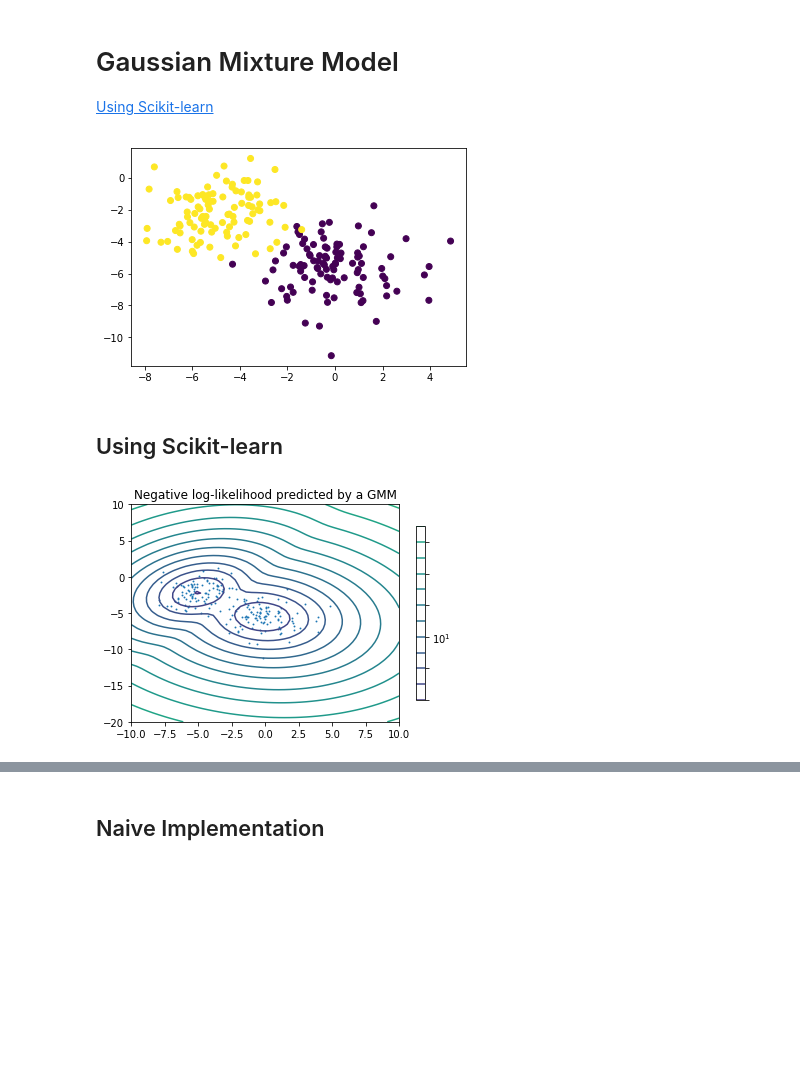
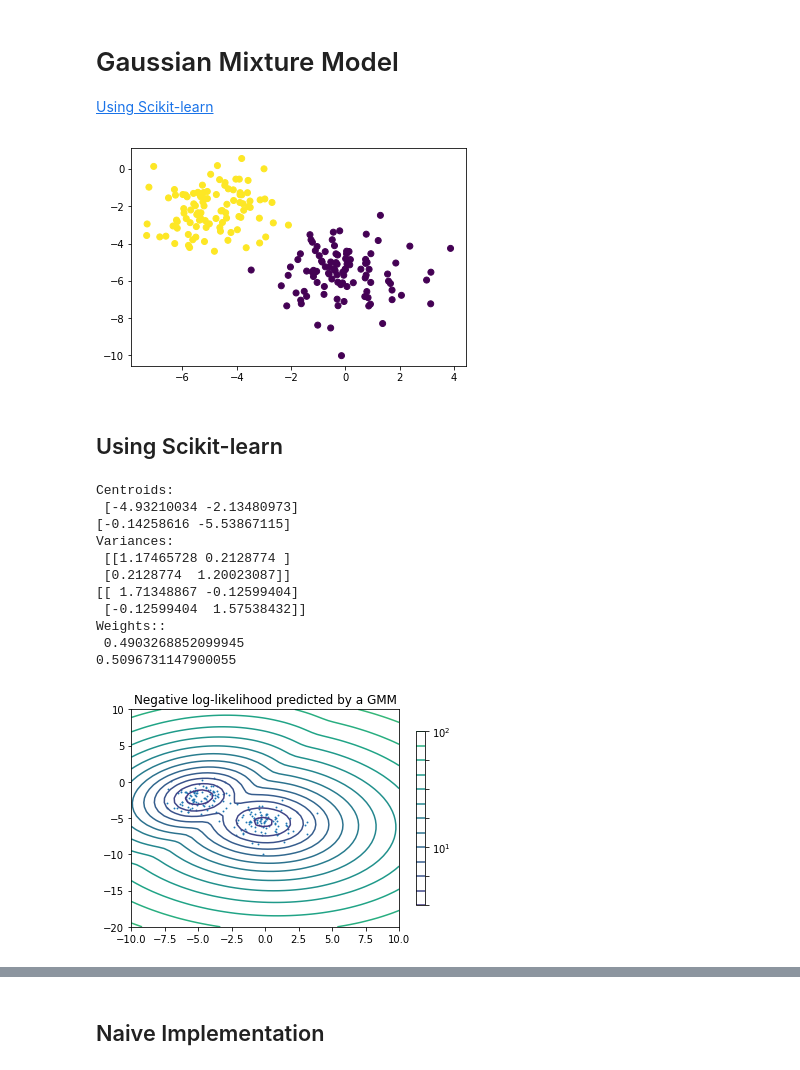
Before and after one commit to marcofavorito/ml-from-scratch, a Jupyter notebook: notebooks/gaussian-mixture-models.ipynb, the cells around one changed output, grey strips where cells are left out. Saved outputs shown, nothing was run; the diff lists cells and outputs as text; code cells hidden in the pictures; blank space fills up the shorter version.

Commit message:
fix gaussian-mixture-models

```diff
--- a/notebooks/gaussian-mixture-models.ipynb
+++ b/notebooks/gaussian-mixture-models.ipynb
@@ -7,38 +7,52 @@ import numpy as np
 import matplotlib.pyplot as plt
 from sklearn.datasets.samples_generator import make_blobs
 
-
-(X_train, y_train) = make_blobs(n_samples=200, n_features=2, centers=2, cluster_std=1.5, random_state=50)
+k = 2
+(X_train, y_train) = make_blobs(n_samples=200, n_features=2, centers=k, cluster_std=1.2, random_state=50)
 
 plt.scatter(X_train[:, 0], X_train[:, 1], marker='o', c=y_train)
 plt.show()
 # %% [output]
-[figure, old version]
+[figure, new version]
 # %% [markdown]
 ## Using Scikit-learn
 # %%
 from matplotlib.colors import LogNorm
 from sklearn import mixture
 
-# fit a Gaussian Mixture Model with two components
-clf = mixture.GaussianMixture(n_components=2, covariance_type='full')
+clf = mixture.GaussianMixture(n_components=k, covariance_type='full')
 clf.fit(X_train)
+
+print("Centroids:\n", "\n".join(map(str, clf.means_)))
+print("Variances:\n", "\n".join(map(str, clf.covariances_)))
+print("Weights::\n", "\n".join(map(str, clf.weights_)))
 
 # display predicted scores by the model as a contour plot
 x = np.linspace(-10., 10.)
 y = np.linspace(-20., 10.)
 X, Y = np.meshgrid(x, y)
 XX = np.array([X.ravel(), Y.ravel()]).T
 Z = -clf.score_samples(XX)
 Z = Z.reshape(X.shape)
 
 CS = plt.contour(X, Y, Z, norm=LogNorm(vmin=1.0, vmax=1000.0),
                  levels=np.logspace(0, 3, 25))
 CB = plt.colorbar(CS, shrink=0.8, extend='both')
 plt.scatter(X_train[:, 0], X_train[:, 1], .8)
 
 plt.title('Negative log-likelihood predicted by a GMM')
 plt.axis('tight')
 plt.show()
 # %% [output]
+Centroids:
+ [-4.93210034 -2.13480973]
+[-0.14258616 -5.53867115]
+Variances:
+ [[1.17465728 0.2128774 ]
+ [0.2128774  1.20023087]]
+[[ 1.71348867 -0.12599404]
+ [-0.12599404  1.57538432]]
+Weights::
+ 0.4903268852099945
+0.5096731147900055
-[figure, old version]
+[figure, new version]
```
Also changed, not shown: parts of 4 cells of this notebook.
